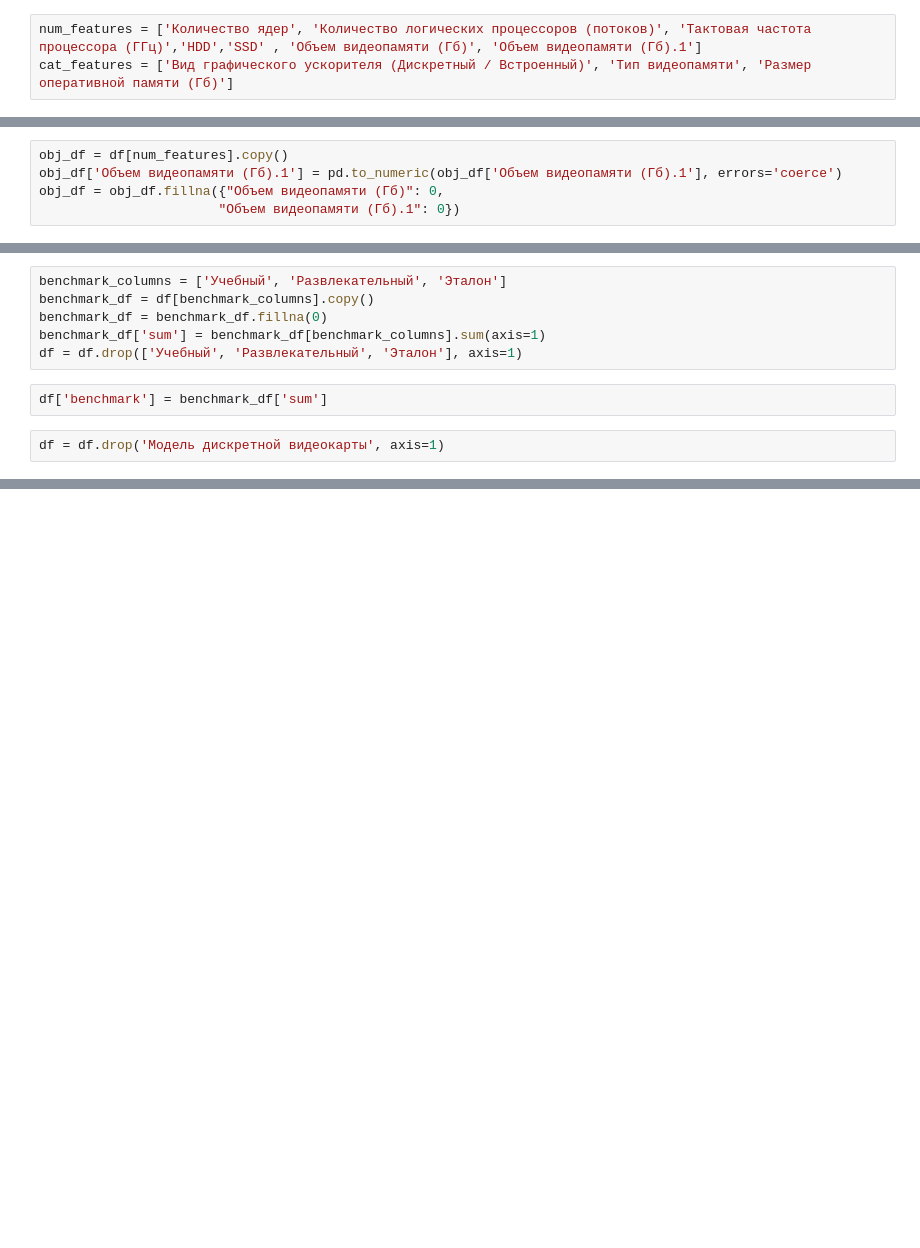
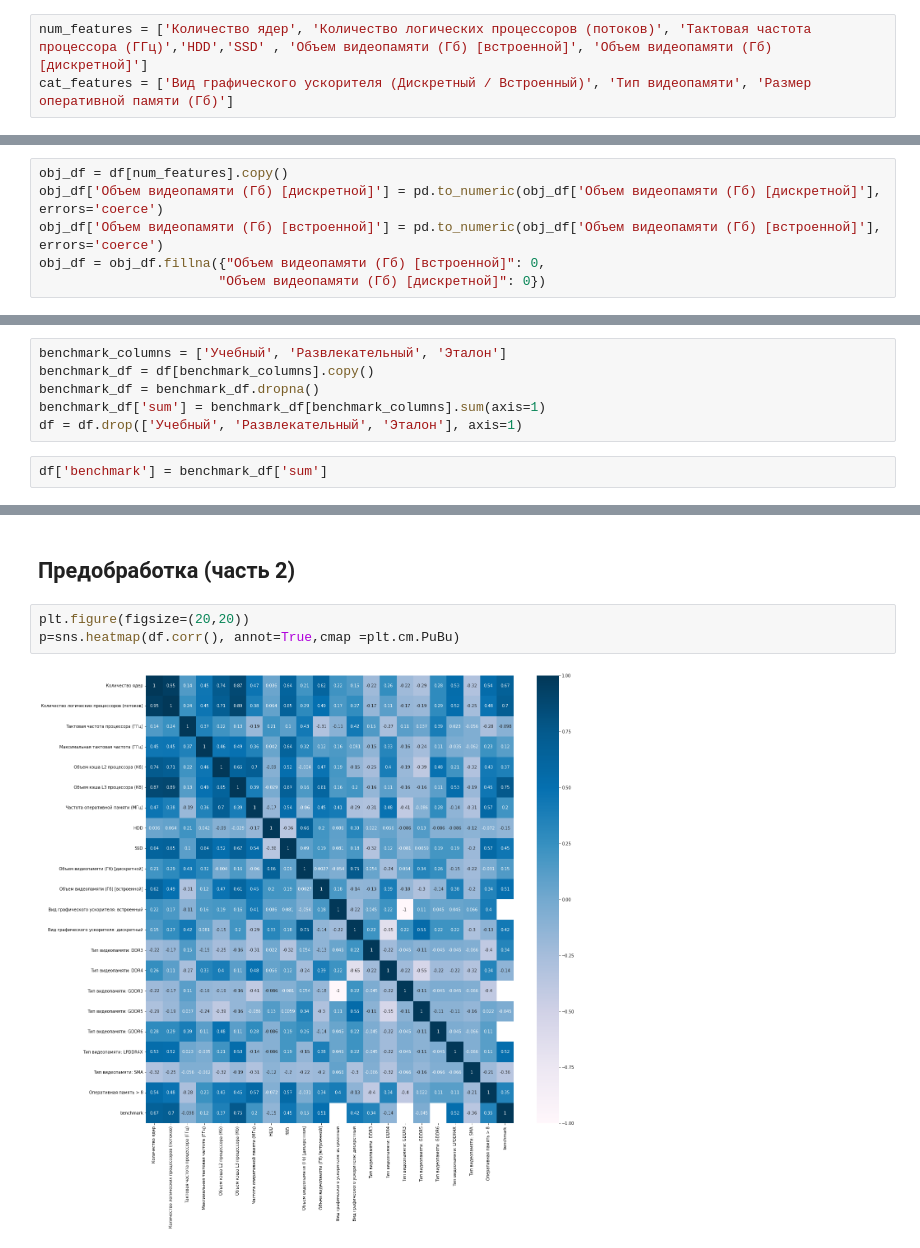
Before and after one commit to radabolsky/laptop-performance, a Jupyter notebook: statistic.ipynb, the cells around one changed output, grey strips where cells are left out. Cells and saved outputs as stored; diff of their text form; blank space fills up the shorter version.

```diff
--- a/statistic.ipynb
+++ b/statistic.ipynb
@@ -11,3 +54,3 @@ df = df.drop(labels = useles_columns,axis = 1)
 # %%
-num_features = ['Количество ядер', 'Количество логических процессоров (потоков)', 'Тактовая частота процессора (ГГц)','HDD','SSD' , 'Объем видеопамяти (Гб)', 'Объем видеопамяти (Гб).1']
+num_features = ['Количество ядер', 'Количество логических процессоров (потоков)', 'Тактовая частота процессора (ГГц)','HDD','SSD' , 'Объем видеопамяти (Гб) [встроенной]', 'Объем видеопамяти (Гб) [дискретной]']
 cat_features = ['Вид графического ускорителя (Дискретный / Встроенный)', 'Тип видеопамяти', 'Размер оперативной памяти (Гб)']
@@ -14,8 +70,9 @@ cat_features = ['Вид графического ускорителя (Диск
 # %%
 obj_df = df[num_features].copy()
-obj_df['Объем видеопамяти (Гб).1'] = pd.to_numeric(obj_df['Объем видеопамяти (Гб).1'], errors='coerce')
-obj_df = obj_df.fillna({"Объем видеопамяти (Гб)": 0,
-                       "Объем видеопамяти (Гб).1": 0})
+obj_df['Объем видеопамяти (Гб) [дискретной]'] = pd.to_numeric(obj_df['Объем видеопамяти (Гб) [дискретной]'], errors='coerce')
+obj_df['Объем видеопамяти (Гб) [встроенной]'] = pd.to_numeric(obj_df['Объем видеопамяти (Гб) [встроенной]'], errors='coerce')
+obj_df = obj_df.fillna({"Объем видеопамяти (Гб) [встроенной]": 0,
+                       "Объем видеопамяти (Гб) [дискретной]": 0})
 # %%
 df[num_features] = obj_df
 # %%
@@ -47,13 +104,11 @@ df['Оперативная память > 8'] = RAM_size
 # %%
 benchmark_columns = ['Учебный', 'Развлекательный', 'Эталон']
 benchmark_df = df[benchmark_columns].copy()
-benchmark_df = benchmark_df.fillna(0)
+benchmark_df = benchmark_df.dropna()
 benchmark_df['sum'] = benchmark_df[benchmark_columns].sum(axis=1)
 df = df.drop(['Учебный', 'Развлекательный', 'Эталон'], axis=1)
 # %%
 df['benchmark'] = benchmark_df['sum']
-# %%
-df = df.drop('Модель дискретной видеокарты', axis=1)
 # %%
 df.info()
 # %% [output]
@@ -76,0 +161,7 @@ memory usage: 2.7 KB
+# %% [markdown]
+## Предобработка (часть 2)
+# %%
+plt.figure(figsize=(20,20))
+p=sns.heatmap(df.corr(), annot=True,cmap =plt.cm.PuBu)
+# %% [output]
+[figure, added]
```
Also changed, not shown: parts of 13 cells of this notebook, 2 other files.
